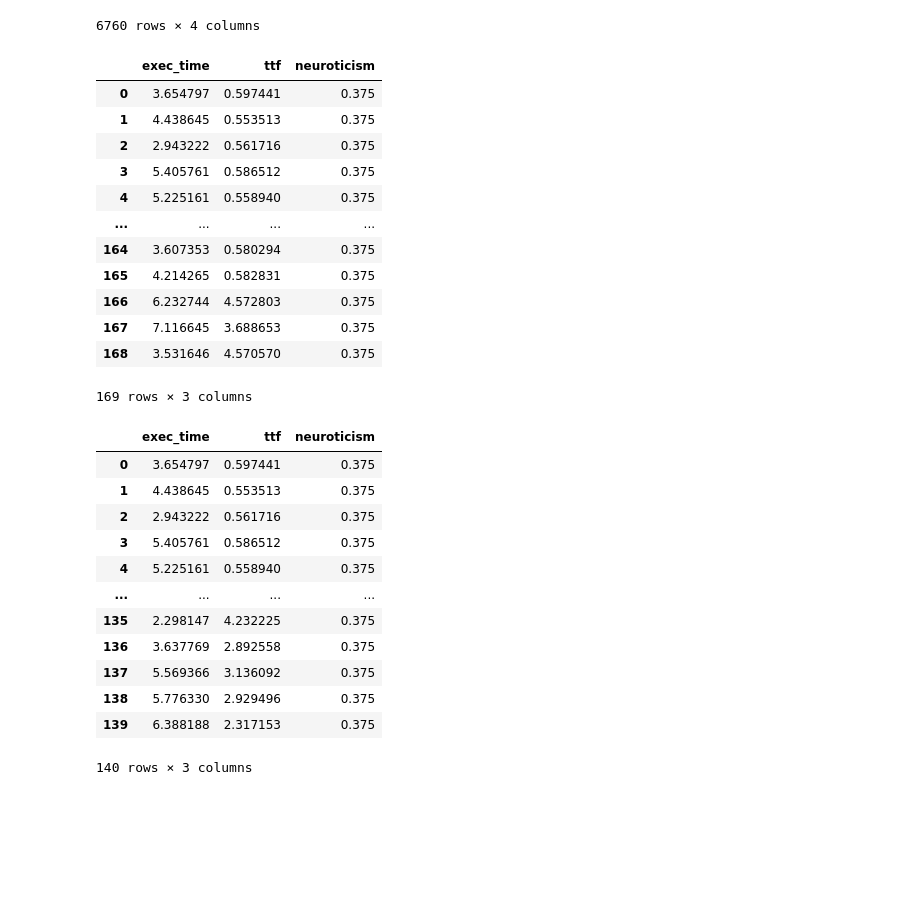
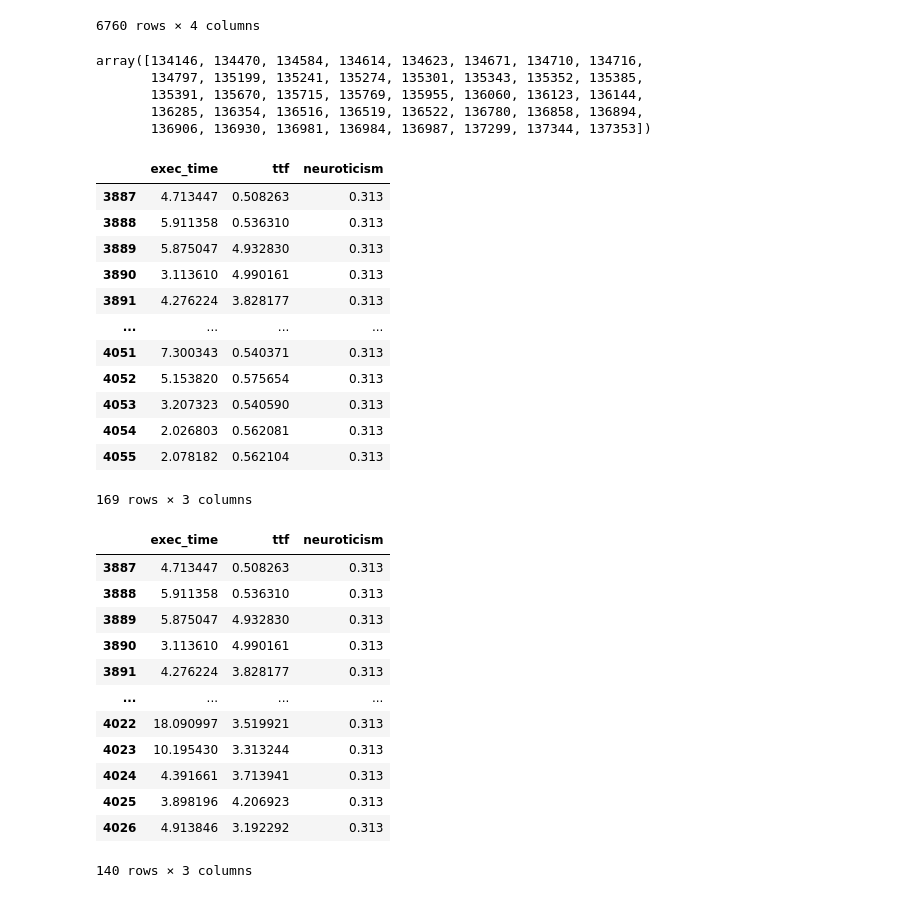
Before and after one commit to molguin92/EdgeDroid2, a Jupyter notebook: analysis_2023/arima.py.ipynb, the cells around one changed output. Cells and saved outputs as stored; diff of their text form; code cells hidden in the pictures; blank space fills up the shorter version.

```diff
--- a/analysis_2023/arima.py.ipynb
+++ b/analysis_2023/arima.py.ipynb
@@ -18,22 +18,30 @@ exec_time_data
 | 6758 | 137353 | 0.579000 | 2.325759 | 0.625 |
 | 6759 | 137353 | 0.536671 | 4.615283 | 0.625 |
 6760 rows × 4 columns
+# %%
+exec_time_data["run_id"].unique()
+# %% [output]
+array([134146, 134470, 134584, 134614, 134623, 134671, 134710, 134716,
+       134797, 135199, 135241, 135274, 135301, 135343, 135352, 135385,
+       135391, 135670, 135715, 135769, 135955, 136060, 136123, 136144,
+       136285, 136354, 136516, 136519, 136522, 136780, 136858, 136894,
+       136906, 136930, 136981, 136984, 136987, 137299, 137344, 137353])
 # %%
-data = exec_time_data[exec_time_data["run_id"] == 134146][["exec_time", "ttf", "neuroticism"]].copy()
+data = exec_time_data[exec_time_data["run_id"] == 136144][["exec_time", "ttf", "neuroticism"]].copy()
 data
 # %% [output]
 |  | exec_time | ttf | neuroticism |
-| 0 | 3.654797 | 0.597441 | 0.375 |
-| 1 | 4.438645 | 0.553513 | 0.375 |
-| 2 | 2.943222 | 0.561716 | 0.375 |
-| 3 | 5.405761 | 0.586512 | 0.375 |
-| 4 | 5.225161 | 0.558940 | 0.375 |
+| 3887 | 4.713447 | 0.508263 | 0.313 |
+| 3888 | 5.911358 | 0.536310 | 0.313 |
+| 3889 | 5.875047 | 4.932830 | 0.313 |
+| 3890 | 3.113610 | 4.990161 | 0.313 |
+| 3891 | 4.276224 | 3.828177 | 0.313 |
 | ... | ... | ... | ... |
-| 164 | 3.607353 | 0.580294 | 0.375 |
-| 165 | 4.214265 | 0.582831 | 0.375 |
-| 166 | 6.232744 | 4.572803 | 0.375 |
-| 167 | 7.116645 | 3.688653 | 0.375 |
-| 168 | 3.531646 | 4.570570 | 0.375 |
+| 4051 | 7.300343 | 0.540371 | 0.313 |
+| 4052 | 5.153820 | 0.575654 | 0.313 |
+| 4053 | 3.207323 | 0.540590 | 0.313 |
+| 4054 | 2.026803 | 0.562081 | 0.313 |
+| 4055 | 2.078182 | 0.562104 | 0.313 |
 169 rows × 3 columns
 # %%
 import pmdarima as pm
@@ -43,16 +51,16 @@ train, test = model_selection.train_test_split(data, train_size=140)
 train
 # %% [output]
 |  | exec_time | ttf | neuroticism |
-| 0 | 3.654797 | 0.597441 | 0.375 |
-| 1 | 4.438645 | 0.553513 | 0.375 |
-| 2 | 2.943222 | 0.561716 | 0.375 |
-| 3 | 5.405761 | 0.586512 | 0.375 |
-| 4 | 5.225161 | 0.558940 | 0.375 |
+| 3887 | 4.713447 | 0.508263 | 0.313 |
+| 3888 | 5.911358 | 0.536310 | 0.313 |
+| 3889 | 5.875047 | 4.932830 | 0.313 |
+| 3890 | 3.113610 | 4.990161 | 0.313 |
+| 3891 | 4.276224 | 3.828177 | 0.313 |
 | ... | ... | ... | ... |
-| 135 | 2.298147 | 4.232225 | 0.375 |
-| 136 | 3.637769 | 2.892558 | 0.375 |
-| 137 | 5.569366 | 3.136092 | 0.375 |
-| 138 | 5.776330 | 2.929496 | 0.375 |
-| 139 | 6.388188 | 2.317153 | 0.375 |
+| 4022 | 18.090997 | 3.519921 | 0.313 |
+| 4023 | 10.195430 | 3.313244 | 0.313 |
+| 4024 | 4.391661 | 3.713941 | 0.313 |
+| 4025 | 3.898196 | 4.206923 | 0.313 |
+| 4026 | 4.913846 | 3.192292 | 0.313 |
 140 rows × 3 columns
 # %%
```
Also changed, not shown: parts of 2 cells of this notebook, 2 other files.
